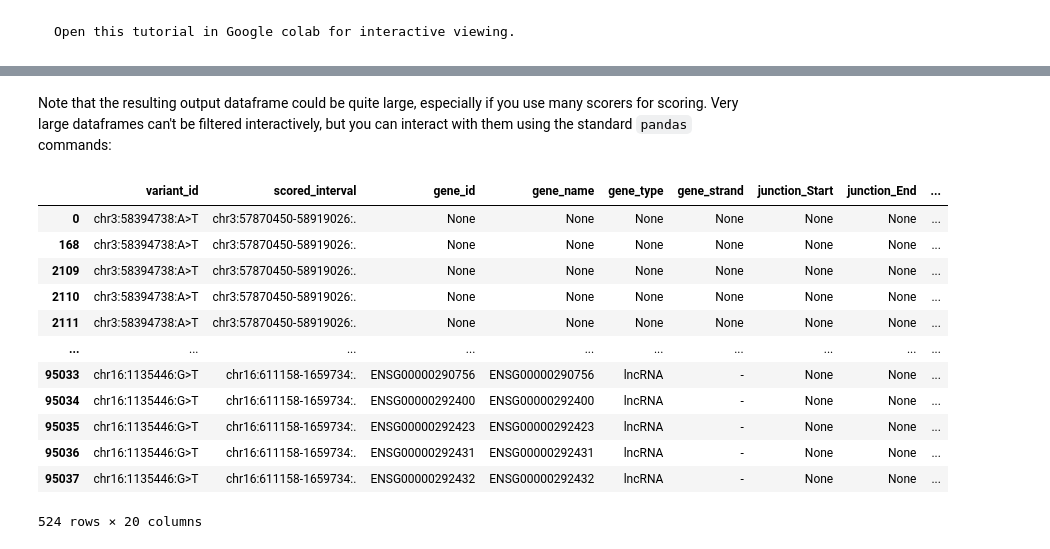
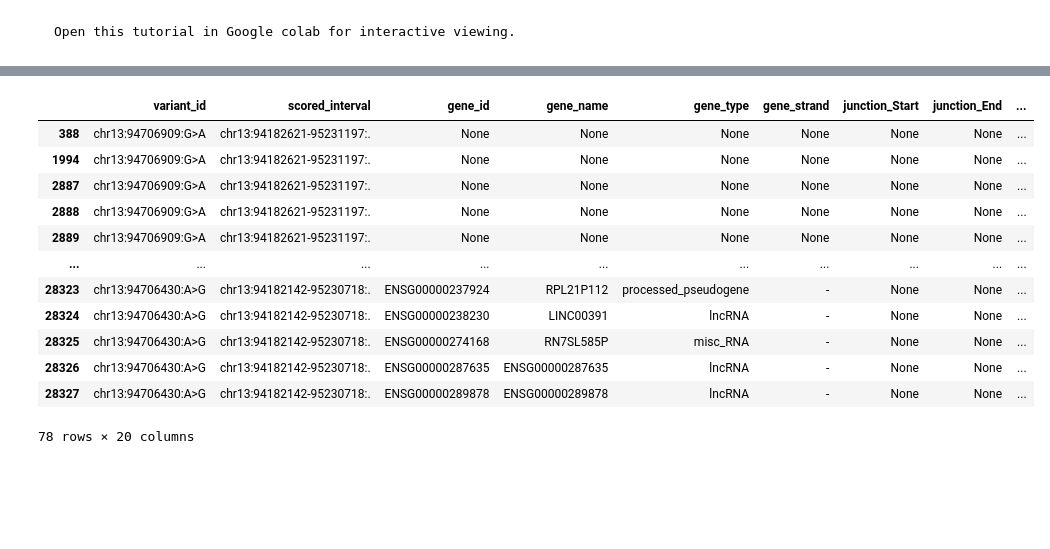
Before and after one commit to yxwang0812/TurnerLab, a Jupyter notebook: colabs/hs488_snvs.ipynb, the cells around one changed output, grey strips where cells are left out. Saved outputs shown, nothing was run; the diff lists cells and outputs as text; code cells hidden in the pictures; blank space fills up the shorter version.

```diff
--- a/colabs/hs488_snvs.ipynb
+++ b/colabs/hs488_snvs.ipynb
@@ -39,0 +66,42 @@ dna_model = dna_client.create(userdata.get('ALPHA_GENOME_API_KEY'))
+# %%
+
+vcf_file = """variant_id\tCHROM\tPOS\tREF\tALT
+SP0168279_chr13_94706909_G_A_WGS1\tchr13\t94706909\tG\tA
+SP0290557_chr13_94707484_C_T_WGS4\tchr13\t94707484\tC\tT
+SP0039814_chr13_94706430_A_G_WGS5\tchr13\t94706430\tA\tG
+"""
+vcf = pd.read_csv(StringIO(vcf_file), sep='\t')
+
+required_columns = ['variant_id', 'CHROM', 'POS', 'REF', 'ALT']
+for column in required_columns:
+  if column not in vcf.columns:
+    raise ValueError(f'VCF file is missing required column: {column}.')
+
+organism = 'human'
+
+sequence_length = '1MB'
+sequence_length = dna_client.SUPPORTED_SEQUENCE_LENGTHS[
+    f'SEQUENCE_LENGTH_{sequence_length}'
+]
+
+results = []
+
+for i, vcf_row in tqdm(vcf.iterrows(), total=len(vcf)):
+  variant = genome.Variant(
+      chromosome=str(vcf_row.CHROM),
+      position=int(vcf_row.POS),
+      reference_bases=vcf_row.REF,
+      alternate_bases=vcf_row.ALT,
+      name=vcf_row.variant_id,
+  )
+  interval = variant.reference_interval.resize(sequence_length)
+  variant_prediction = dna_model.predict_variant(
+    interval=interval,
+    variant=variant,
+    requested_outputs=[dna_client.OutputType.RNA_SEQ],
+    ontology_terms=['UBERON:0000955'],
+  )
+  results.append(variant_prediction.reference.rna_seq.values)
+  results.append(variant_prediction.alternate.rna_seq.values)
+
+print(results)
@@ -178,20 +233,17 @@ Warning: total number of rows (121956) exceeds max_rows (20000). Falling back to
-# %% [markdown]
-Note that the resulting output dataframe could be quite large, especially if you use many scorers for scoring. Very large dataframes can't be filtered interactively, but you can interact with them using the standard `pandas` commands:
 # %%
-# Examine just the effects of the variants on T-cells.
 columns = [c for c in df_scores.columns if c != 'ontology_curie']
-df_scores[(df_scores['ontology_curie'] == 'CL:0000084')][columns]
+df_scores[(df_scores['ontology_curie'] == 'UBERON:0000955')][columns]
 # %% [output]
 |  | variant_id | scored_interval | gene_id | gene_name | gene_type | gene_strand | junction_Start | junction_End | ... |
-| 0 | chr3:58394738:A>T | chr3:57870450-58919026:. | None | None | None | None | None | None | ... |
-| 168 | chr3:58394738:A>T | chr3:57870450-58919026:. | None | None | None | None | None | None | ... |
-| 2109 | chr3:58394738:A>T | chr3:57870450-58919026:. | None | None | None | None | None | None | ... |
-| 2110 | chr3:58394738:A>T | chr3:57870450-58919026:. | None | None | None | None | None | None | ... |
-| 2111 | chr3:58394738:A>T | chr3:57870450-58919026:. | None | None | None | None | None | None | ... |
+| 388 | chr13:94706909:G>A | chr13:94182621-95231197:. | None | None | None | None | None | None | ... |
+| 1994 | chr13:94706909:G>A | chr13:94182621-95231197:. | None | None | None | None | None | None | ... |
+| 2887 | chr13:94706909:G>A | chr13:94182621-95231197:. | None | None | None | None | None | None | ... |
+| 2888 | chr13:94706909:G>A | chr13:94182621-95231197:. | None | None | None | None | None | None | ... |
+| 2889 | chr13:94706909:G>A | chr13:94182621-95231197:. | None | None | None | None | None | None | ... |
 | ... | ... | ... | ... | ... | ... | ... | ... | ... | ... |
-| 95033 | chr16:1135446:G>T | chr16:611158-1659734:. | ENSG00000290756 | ENSG00000290756 | lncRNA | - | None | None | ... |
-| 95034 | chr16:1135446:G>T | chr16:611158-1659734:. | ENSG00000292400 | ENSG00000292400 | lncRNA | - | None | None | ... |
-| 95035 | chr16:1135446:G>T | chr16:611158-1659734:. | ENSG00000292423 | ENSG00000292423 | lncRNA | - | None | None | ... |
-| 95036 | chr16:1135446:G>T | chr16:611158-1659734:. | ENSG00000292431 | ENSG00000292431 | lncRNA | - | None | None | ... |
-| 95037 | chr16:1135446:G>T | chr16:611158-1659734:. | ENSG00000292432 | ENSG00000292432 | lncRNA | - | None | None | ... |
+| 28323 | chr13:94706430:A>G | chr13:94182142-95230718:. | ENSG00000237924 | RPL21P112 | processed_pseudogene | - | None | None | ... |
+| 28324 | chr13:94706430:A>G | chr13:94182142-95230718:. | ENSG00000238230 | LINC00391 | lncRNA | - | None | None | ... |
+| 28325 | chr13:94706430:A>G | chr13:94182142-95230718:. | ENSG00000274168 | RN7SL585P | misc_RNA | - | None | None | ... |
+| 28326 | chr13:94706430:A>G | chr13:94182142-95230718:. | ENSG00000287635 | ENSG00000287635 | lncRNA | - | None | None | ... |
+| 28327 | chr13:94706430:A>G | chr13:94182142-95230718:. | ENSG00000289878 | ENSG00000289878 | lncRNA | - | None | None | ... |
-524 rows × 20 columns
+78 rows × 20 columns
```
Also changed, not shown: parts of 5 cells of this notebook.
